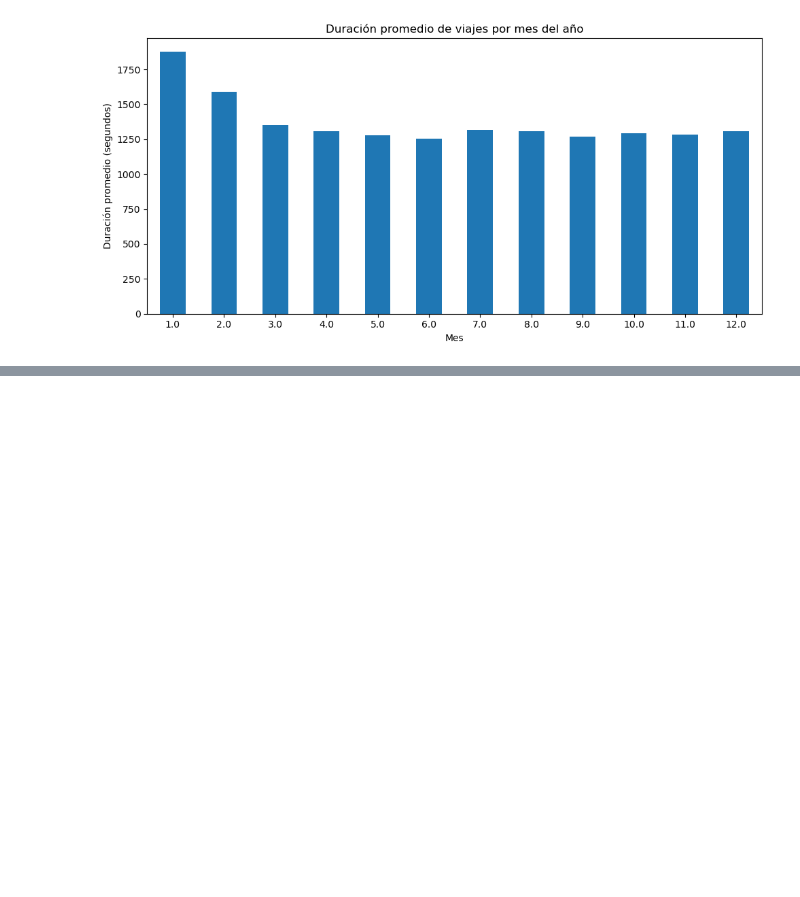
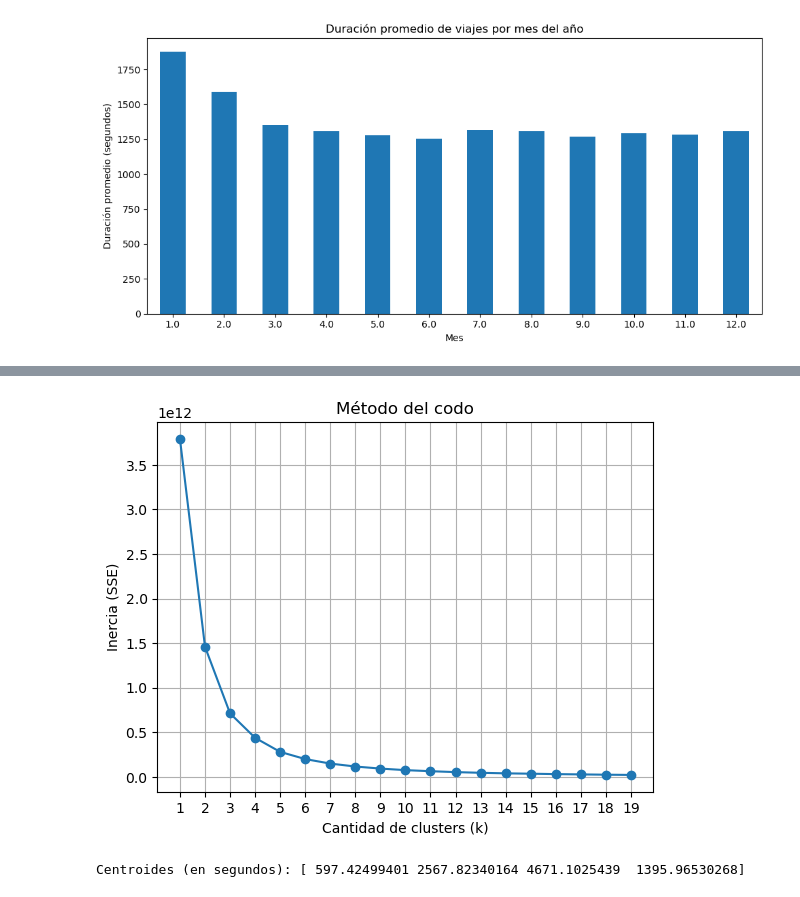
Before and after one commit to frangiavarini/Machine_Learning, a Jupyter notebook: notebooks/data_analisis.ipynb, the cells around one changed output, grey strips where cells are left out. Drawn from its saved outputs; the diff is of its cells as text; code cells hidden in the pictures; blank space fills up the shorter version.

```diff
--- a/notebooks/data_analisis.ipynb
+++ b/notebooks/data_analisis.ipynb
@@ -237,0 +269,38 @@ plt.show()
+# %%
+from sklearn.cluster import KMeans
+import matplotlib.pyplot as plt
+
+inercia = []
+ks = range(1, 20)
+
+for k in ks:
+    kmeans = KMeans(n_clusters=k, random_state=42)
+    kmeans.fit(duraciones)
+    inercia.append(kmeans.inertia_)
+
+# Graficar curva del codo
+plt.plot(ks, inercia, marker='o')
+plt.title("Método del codo")
+plt.xlabel("Cantidad de clusters (k)")
+plt.ylabel("Inercia (SSE)")
+plt.xticks(ks)
+plt.grid(True)
+plt.show()
+# %% [output]
+[figure, added]
+# %%
+# Supongamos que ya tenés 'duracion_recorrido' en segundos
+duraciones = df_clean[['duracion_recorrido']].copy()
+
+# (Opcional) escalar si usás más de una feature, acá no es necesario
+# duraciones_scaled = StandardScaler().fit_transform(duraciones)
+
+# Probar KMeans con, por ejemplo, 3 clusters
+kmeans = KMeans(n_clusters=4, random_state=42)
+df_clean = df_clean.copy()
+df_clean['duracion_cluster'] = kmeans.fit_predict(duraciones)
+
+# Ver centroides para entender a qué duración representa cada cluster
+print("Centroides (en segundos):", kmeans.cluster_centers_.flatten())
+# %% [output]
+Centroides (en segundos): [ 597.42499401 2567.82340164 4671.1025439  1395.96530268]
```
Also changed, not shown: parts of 8 cells of this notebook, 5 other files.
